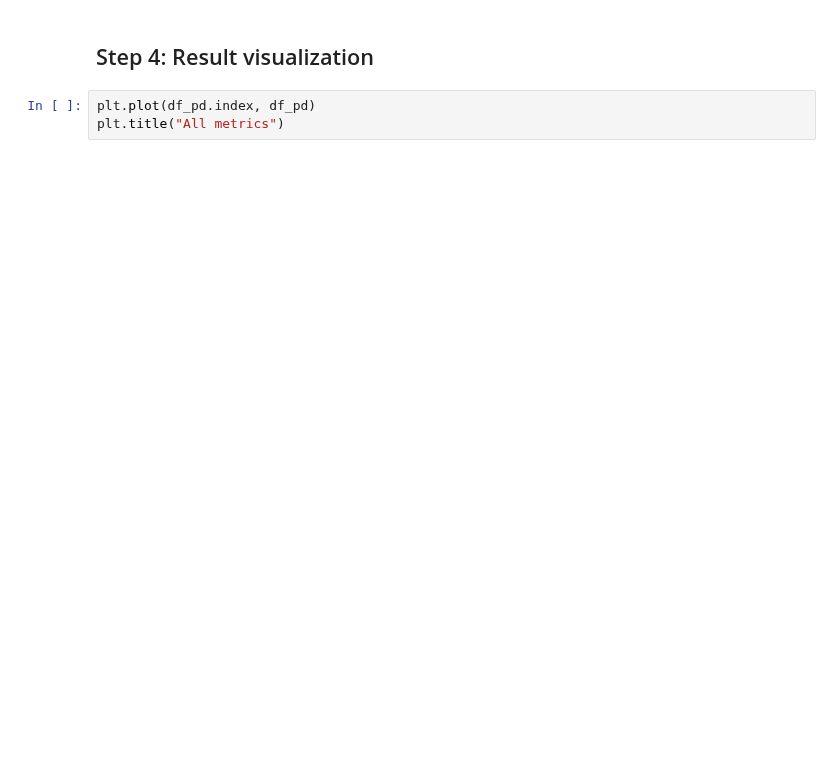
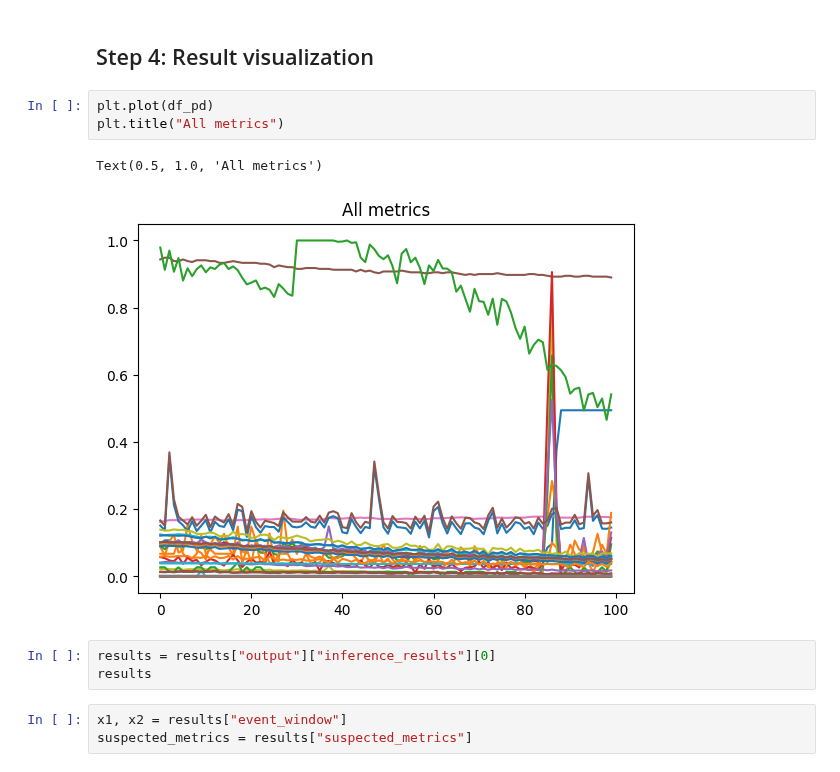
Before and after one commit to opensearch-project/opensearch-py-ml, a Jupyter notebook: docs/source/examples/demo_metrics_correlation.ipynb, the cells around one changed output. Cells and saved outputs as stored; diff of their text form; blank space fills up the shorter version.

Commit message:
result visualization
Signed-off-by: Alibi Zhenis <alibizhenis4@gmail.com>

```diff
--- a/docs/source/examples/demo_metrics_correlation.ipynb
+++ b/docs/source/examples/demo_metrics_correlation.ipynb
@@ -192,5 +149,14 @@ results
 # %% [markdown]
 ## Step 4: Result visualization
 # %%
-plt.plot(df_pd.index, df_pd)
+plt.plot(df_pd)
 plt.title("All metrics")
+# %% [output]
+Text(0.5, 1.0, 'All metrics')
+[figure, added]
+# %%
+results = results["output"]["inference_results"][0]
+results
+# %%
+x1, x2 = results["event_window"]
+suspected_metrics = results["suspected_metrics"]
```
Also changed, not shown: parts of 14 cells of this notebook.
